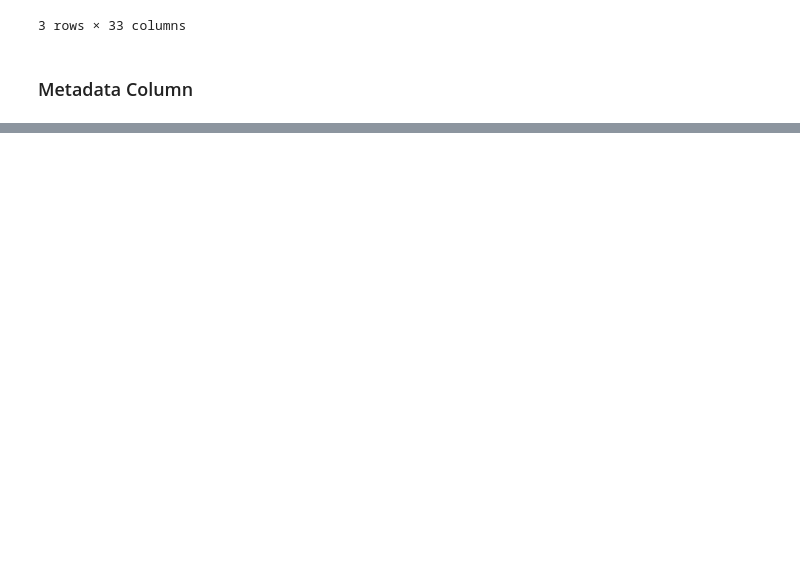
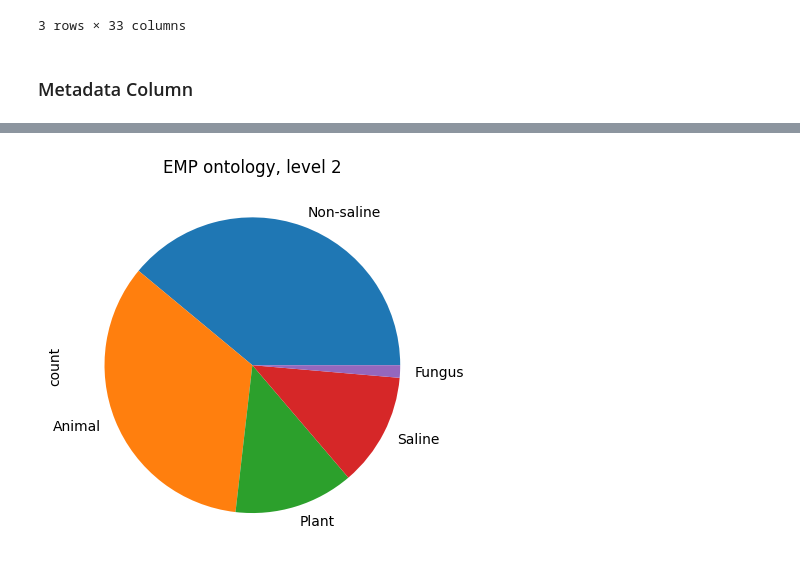
Before and after one commit to damiansp/completePython, a Jupyter notebook: biostat/sk_bio/tutorials/02_multi_omic_data.ipynb, the cells around one changed output, grey strips where cells are left out. Drawn from its saved outputs; the diff is of its cells as text; code cells hidden in the pictures; blank space fills up the shorter version.

```diff
--- a/biostat/sk_bio/tutorials/02_multi_omic_data.ipynb
+++ b/biostat/sk_bio/tutorials/02_multi_omic_data.ipynb
@@ -82,3 +83,6 @@ df.head(3)
 3 rows × 33 columns
 # %% [markdown]
 ### Metadata Column
+# %%
+empo2 = meta.get_column('empo_2')
+empo2
@@ -84,0 +91,3 @@ df.head(3)
+# %%
+s = empo2.to_series()
+s
@@ -84,0 +108,3 @@ df.head(3)
+# %%
+empo2_freqs = s.value_counts()
+empo2_freqs
@@ -84,0 +119,4 @@ df.head(3)
+# %%
+empo2_freqs.plot.pie(title='EMP ontology, level 2');
+# %% [output]
+[figure, added]
```
Also changed, not shown: parts of 9 cells of this notebook.
